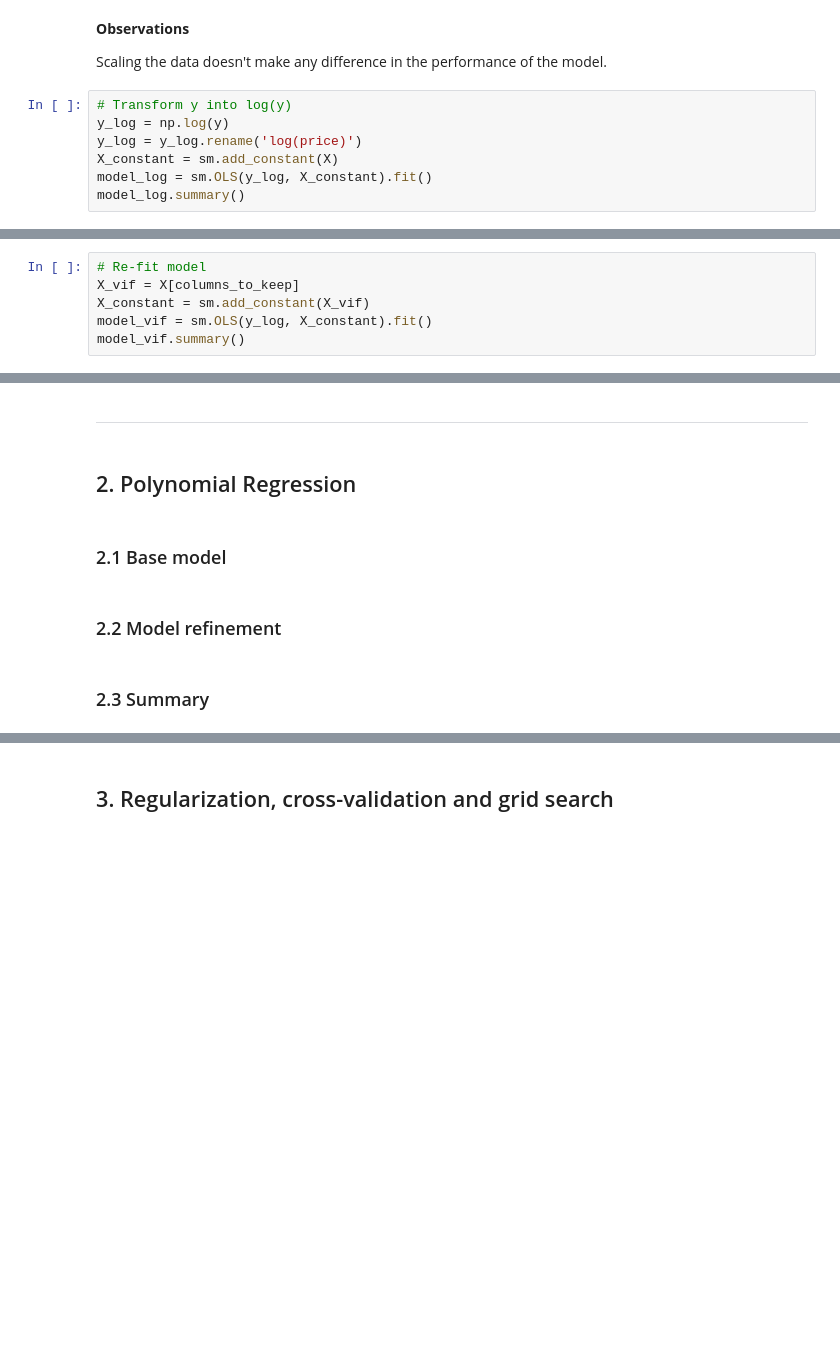
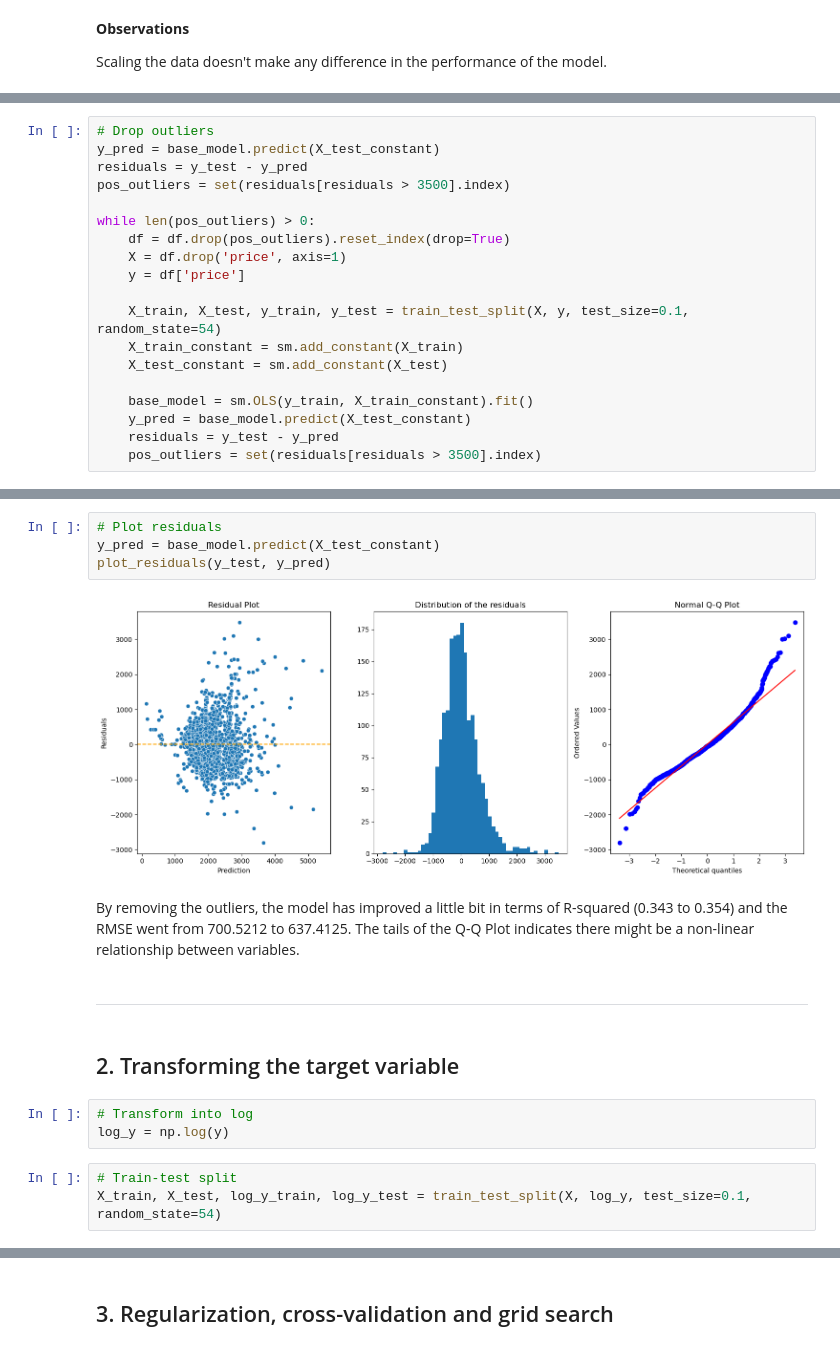
Before and after one commit to nadpierre/rental-prices-regression-project, a Jupyter notebook: DataModeling.ipynb, the cells around one changed output, grey strips where cells are left out. Drawn from its saved outputs; the diff is of its cells as text; blank space fills up the shorter version.

```diff
--- a/DataModeling.ipynb
+++ b/DataModeling.ipynb
@@ -235,10 +205,3 @@ compare_performances(base_perf, eval_performance(y, y_pred))
 **Observations**
 
 Scaling the data doesn't make any difference in the performance of the model.
-# %%
-# Transform y into log(y)
-y_log = np.log(y)
-y_log = y_log.rename('log(price)')
-X_constant = sm.add_constant(X)
-model_log = sm.OLS(y_log, X_constant).fit()
-model_log.summary()
@@ -312,6 +207,0 @@ columns_to_keep = list(vif_scores[vif_scores <= 5].index)
-# %%
-# Re-fit model
-X_vif = X[columns_to_keep]
-X_constant = sm.add_constant(X_vif)
-model_vif = sm.OLS(y_log, X_constant).fit()
-model_vif.summary()
@@ -359,0 +208,19 @@ Removing those features made our model worse in terms of R-squared (0.332 to 0.1
+# %%
+# Drop outliers
+y_pred = base_model.predict(X_test_constant)
+residuals = y_test - y_pred
+pos_outliers = set(residuals[residuals > 3500].index)
+
+while len(pos_outliers) > 0:
+    df = df.drop(pos_outliers).reset_index(drop=True)
+    X = df.drop('price', axis=1)
+    y = df['price']
+
+    X_train, X_test, y_train, y_test = train_test_split(X, y, test_size=0.1, random_state=54)
+    X_train_constant = sm.add_constant(X_train)
+    X_test_constant = sm.add_constant(X_test)
+
+    base_model = sm.OLS(y_train, X_train_constant).fit()
+    y_pred = base_model.predict(X_test_constant)
+    residuals = y_test - y_pred
+    pos_outliers = set(residuals[residuals > 3500].index)
@@ -360,10 +240,18 @@ Removing those features made our model worse in terms of R-squared (0.332 to 0.1
+# %%
+# Plot residuals
+y_pred = base_model.predict(X_test_constant)
+plot_residuals(y_test, y_pred)
+# %% [output]
+[figure, added]
+# %% [markdown]
+By removing the outliers, the model has improved a little bit in terms of R-squared (0.343 to 0.354) and the RMSE went from 700.5212 to 637.4125. The tails of the Q-Q Plot indicates there might be a non-linear relationship between variables.
 # %% [markdown]
 ---
 # %% [markdown]
-## 2. Polynomial Regression
+## 2. Transforming the target variable
-# %% [markdown]
-### 2.1 Base model
-# %% [markdown]
-### 2.2 Model refinement
-# %% [markdown]
-### 2.3 Summary
+# %%
+# Transform into log
+log_y = np.log(y)
+# %%
+# Train-test split
+X_train, X_test, log_y_train, log_y_test = train_test_split(X, log_y, test_size=0.1, random_state=54)
```
Also changed, not shown: parts of 72 cells of this notebook, 8 other files.
